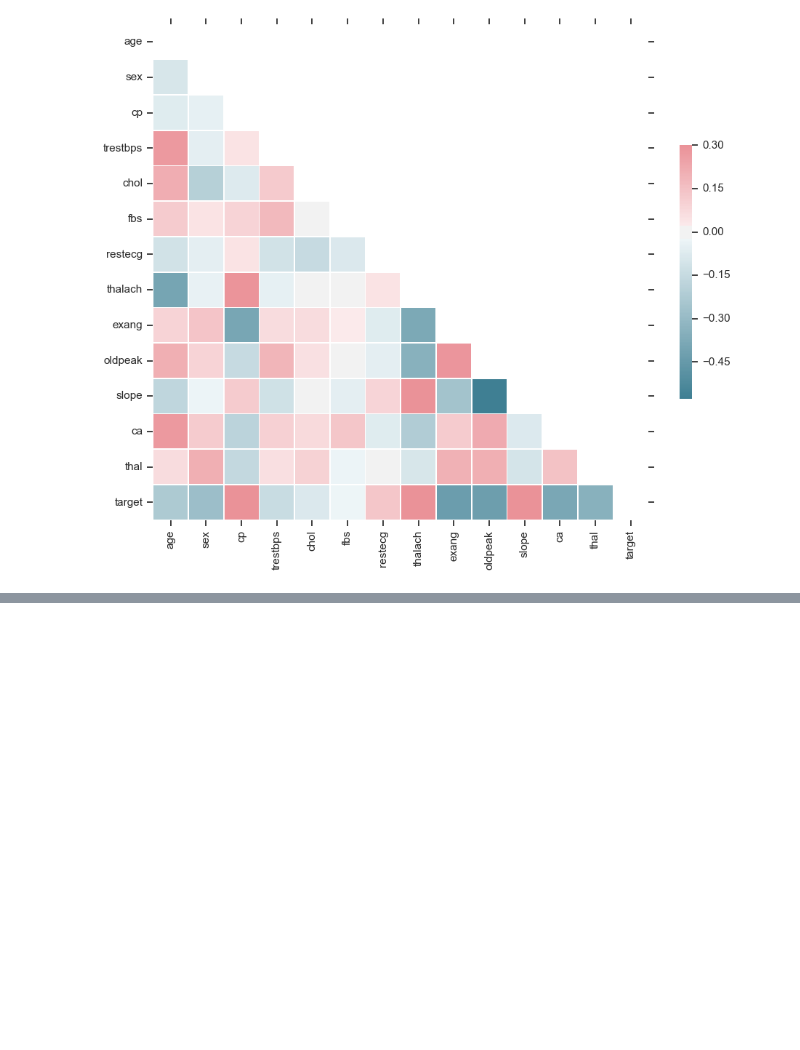
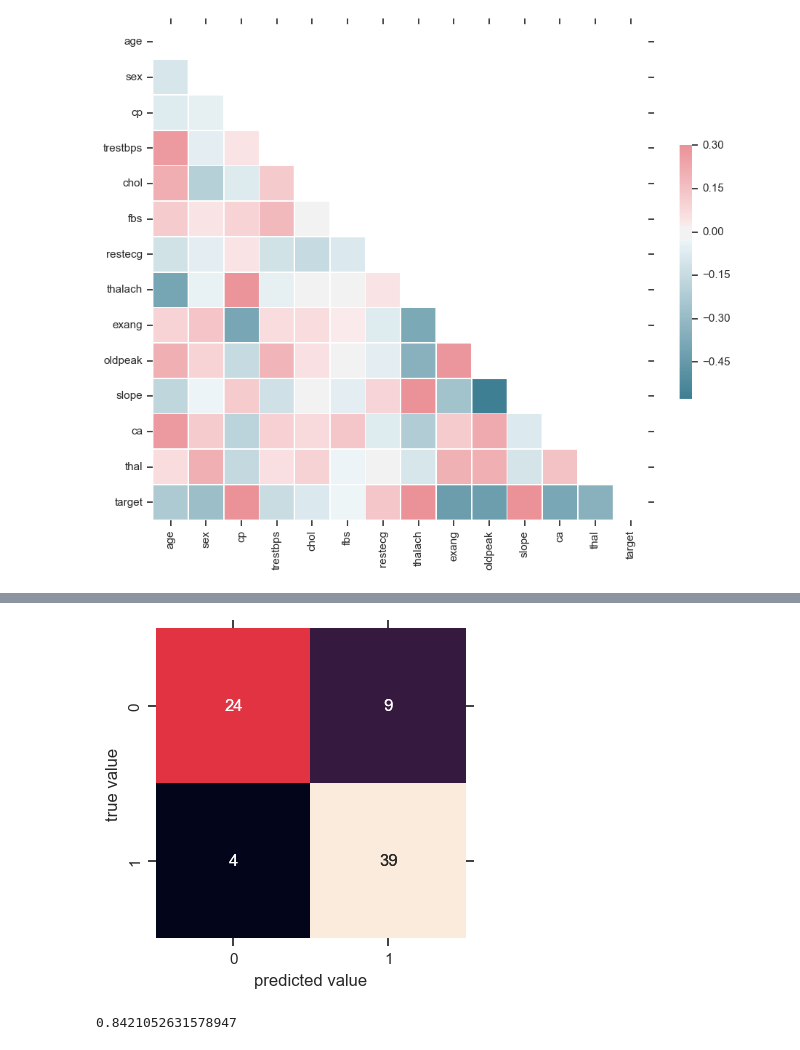
Before and after one commit to airnel48/Heart-Disease-Prediction, a Jupyter notebook: Predict-Heart-Disease-Cleveland-Database.ipynb, the cells around one changed output, grey strips where cells are left out. Drawn from its saved outputs; the diff is of its cells as text; code cells hidden in the pictures; blank space fills up the shorter version.

```diff
--- a/Predict-Heart-Disease-Cleveland-Database.ipynb
+++ b/Predict-Heart-Disease-Cleveland-Database.ipynb
@@ -137,0 +196,9 @@ plt.show()
+# %%
+from sklearn.cross_validation import train_test_split
+xtrain, xtest, ytrain, ytest = train_test_split(x, y, random_state=0)
+# %%
+# start with Gaussian Naive Bayes
+from sklearn.naive_bayes import GaussianNB
+model = GaussianNB()
+model.fit(xtrain, ytrain)
+y_model = model.predict(xtest)
@@ -137,0 +210,10 @@ plt.show()
+# %%
+# examine errors with confusion matrix
+from sklearn.metrics import confusion_matrix
+mat = confusion_matrix(ytest, y_model)
+sns.heatmap(mat, square=True, annot=True, cbar=False)
+plt.xlabel('predicted value')
+plt.ylabel('true value')
+plt.show()
+# %% [output]
+[figure, added]
@@ -137,0 +222,12 @@ plt.show()
+# %%
+# try logistic regression
+
+from sklearn.linear_model import LogisticRegression
+
+model = LogisticRegression(random_state=0, solver='lbfgs', multi_class='multinomial').fit(x, y)
+model.fit(xtrain, ytrain)
+y_model = model.predict(xtest)
+accuracy_score(ytest, y_model)
+# logistic model improves accuracy to 84%
+# %% [output]
+0.8421052631578947
```
Also changed, not shown: parts of 16 cells of this notebook.
